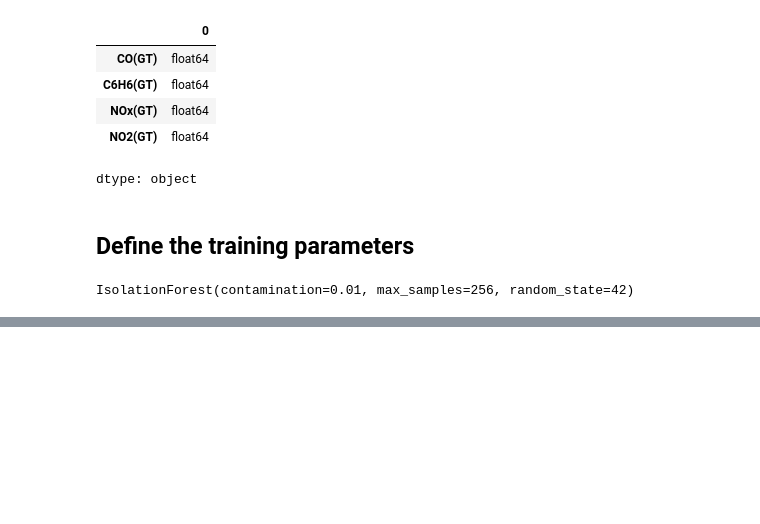
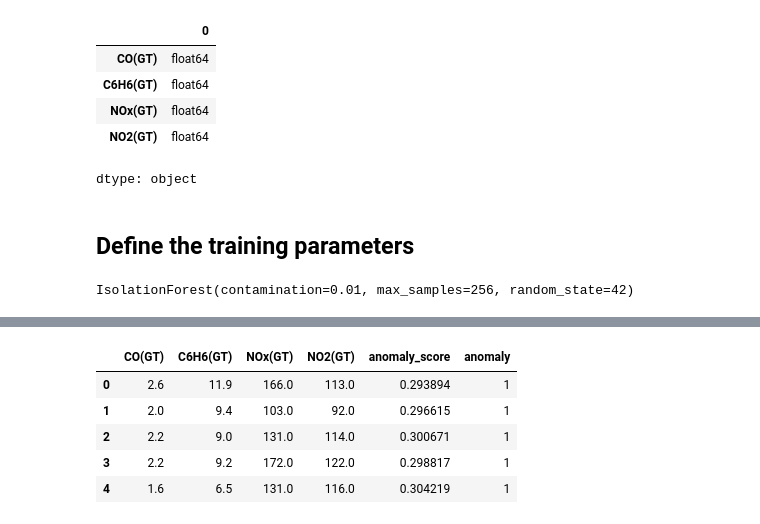
Before and after one commit to Begizew2112/10academykifiya-AIM-week0, a Jupyter notebook: isolation.ipynb, the cells around one changed output, grey strips where cells are left out. Saved outputs shown, nothing was run; the diff lists cells and outputs as text; code cells hidden in the pictures; blank space fills up the shorter version.

```diff
--- a/isolation.ipynb
+++ b/isolation.ipynb
@@ -108,0 +128,9 @@ IsolationForest(contamination=0.01, max_samples=256, random_state=42)
+# %%
+data.head()
+# %% [output]
+|  | CO(GT) | C6H6(GT) | NOx(GT) | NO2(GT) | anomaly_score | anomaly |
+| 0 | 2.6 | 11.9 | 166.0 | 113.0 | 0.293894 | 1 |
+| 1 | 2.0 | 9.4 | 103.0 | 92.0 | 0.296615 | 1 |
+| 2 | 2.2 | 9.0 | 131.0 | 114.0 | 0.300671 | 1 |
+| 3 | 2.2 | 9.2 | 172.0 | 122.0 | 0.298817 | 1 |
+| 4 | 1.6 | 6.5 | 131.0 | 116.0 | 0.304219 | 1 |
```
Also changed, not shown: parts of 4 cells of this notebook.
